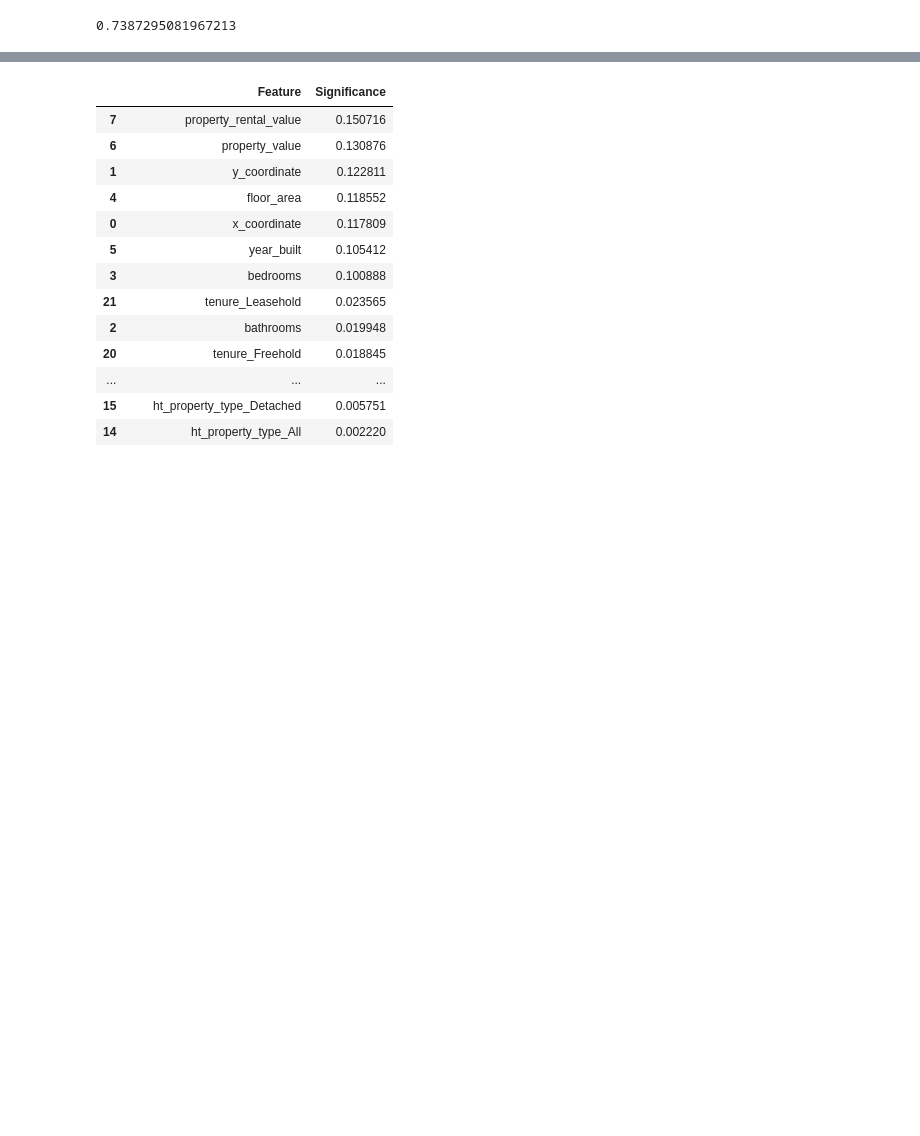
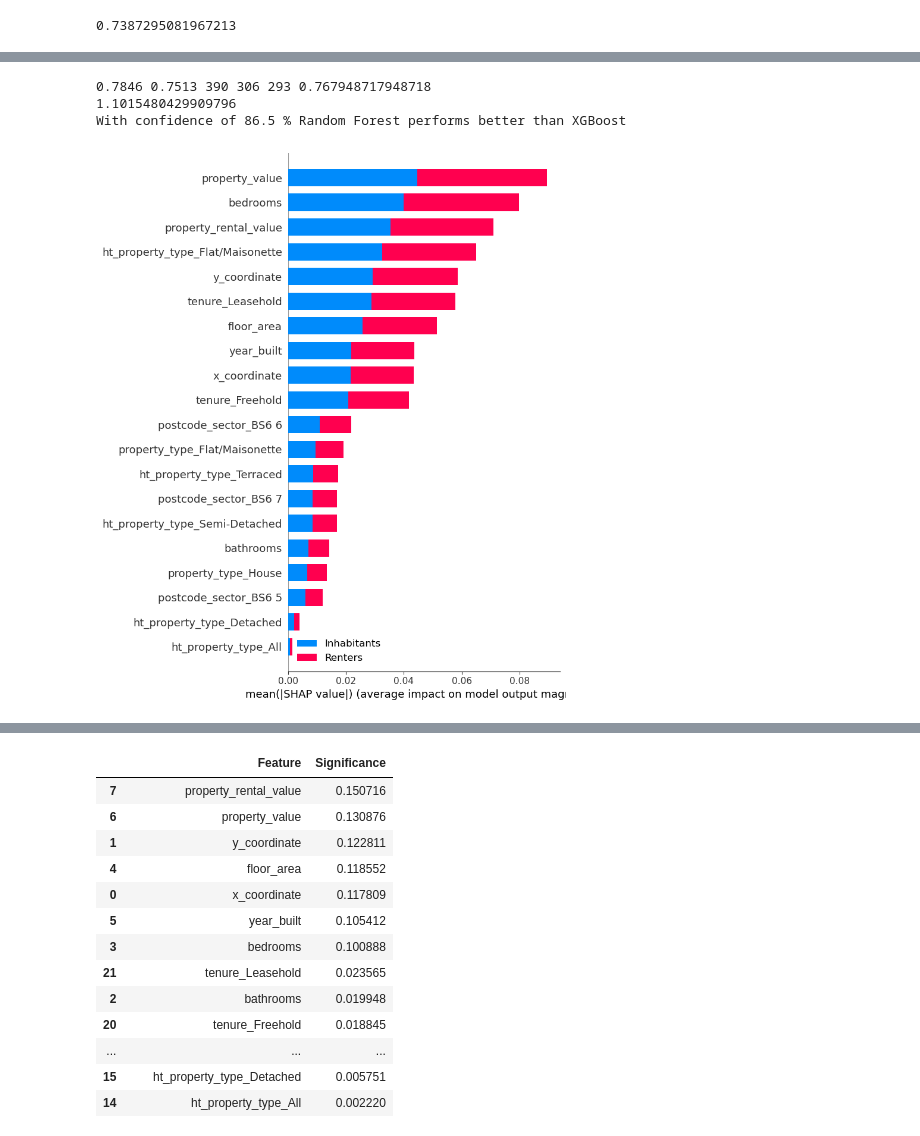
Before and after one commit to kleokog/Mycodes, a Jupyter notebook: Script_1.ipynb, the cells around one changed output, grey strips where cells are left out. Drawn from its saved outputs; the diff is of its cells as text; code cells hidden in the pictures; blank space fills up the shorter version.

```diff
--- a/Script_1.ipynb
+++ b/Script_1.ipynb
@@ -276,0 +292,17 @@ y.drop_duplicates()
+# %%
+# Two proportion z-test
+p1  = rf.accuracy
+p2 = xgb.accuracy
+n = X_val.shape[0]
+x1 = round(p1 * n)
+x2 = round(p2 * n)
+p = (x1+x2)/(2*n)
+print(p1, p2, n, x1, x2, p)
+Z = (p1 - p2)/(math.sqrt((2*p*(1-p)/n)))
+print(Z)
+
+print(f"With confidence of {round(st.norm.cdf(Z)*100, 1)} % Random Forest performs better than XGBoost")
+# %% [output]
+0.7846 0.7513 390 306 293 0.767948717948718
+1.1015480429909796
+With confidence of 86.5 % Random Forest performs better than XGBoost
@@ -277,4 +312,6 @@ y.drop_duplicates()
 # %%
-explainer = shap.TreeExplainer(cls)
-shap_values = explainer.shap_values(rf.classifier)
-shap.summary_plot(shap_values, X.values, plot_type="bar", class_names= [], feature_names = X.columns)
+explainer = shap.TreeExplainer(rf.classifier)
+shap_values = explainer.shap_values(X)
+shap.summary_plot(shap_values, X.values, plot_type="bar", class_names= list(y['Label'].drop_duplicates()), feature_names = X.columns)
+# %% [output]
+[figure, added]
```
Also changed, not shown: parts of 26 cells of this notebook, 1 other file.
